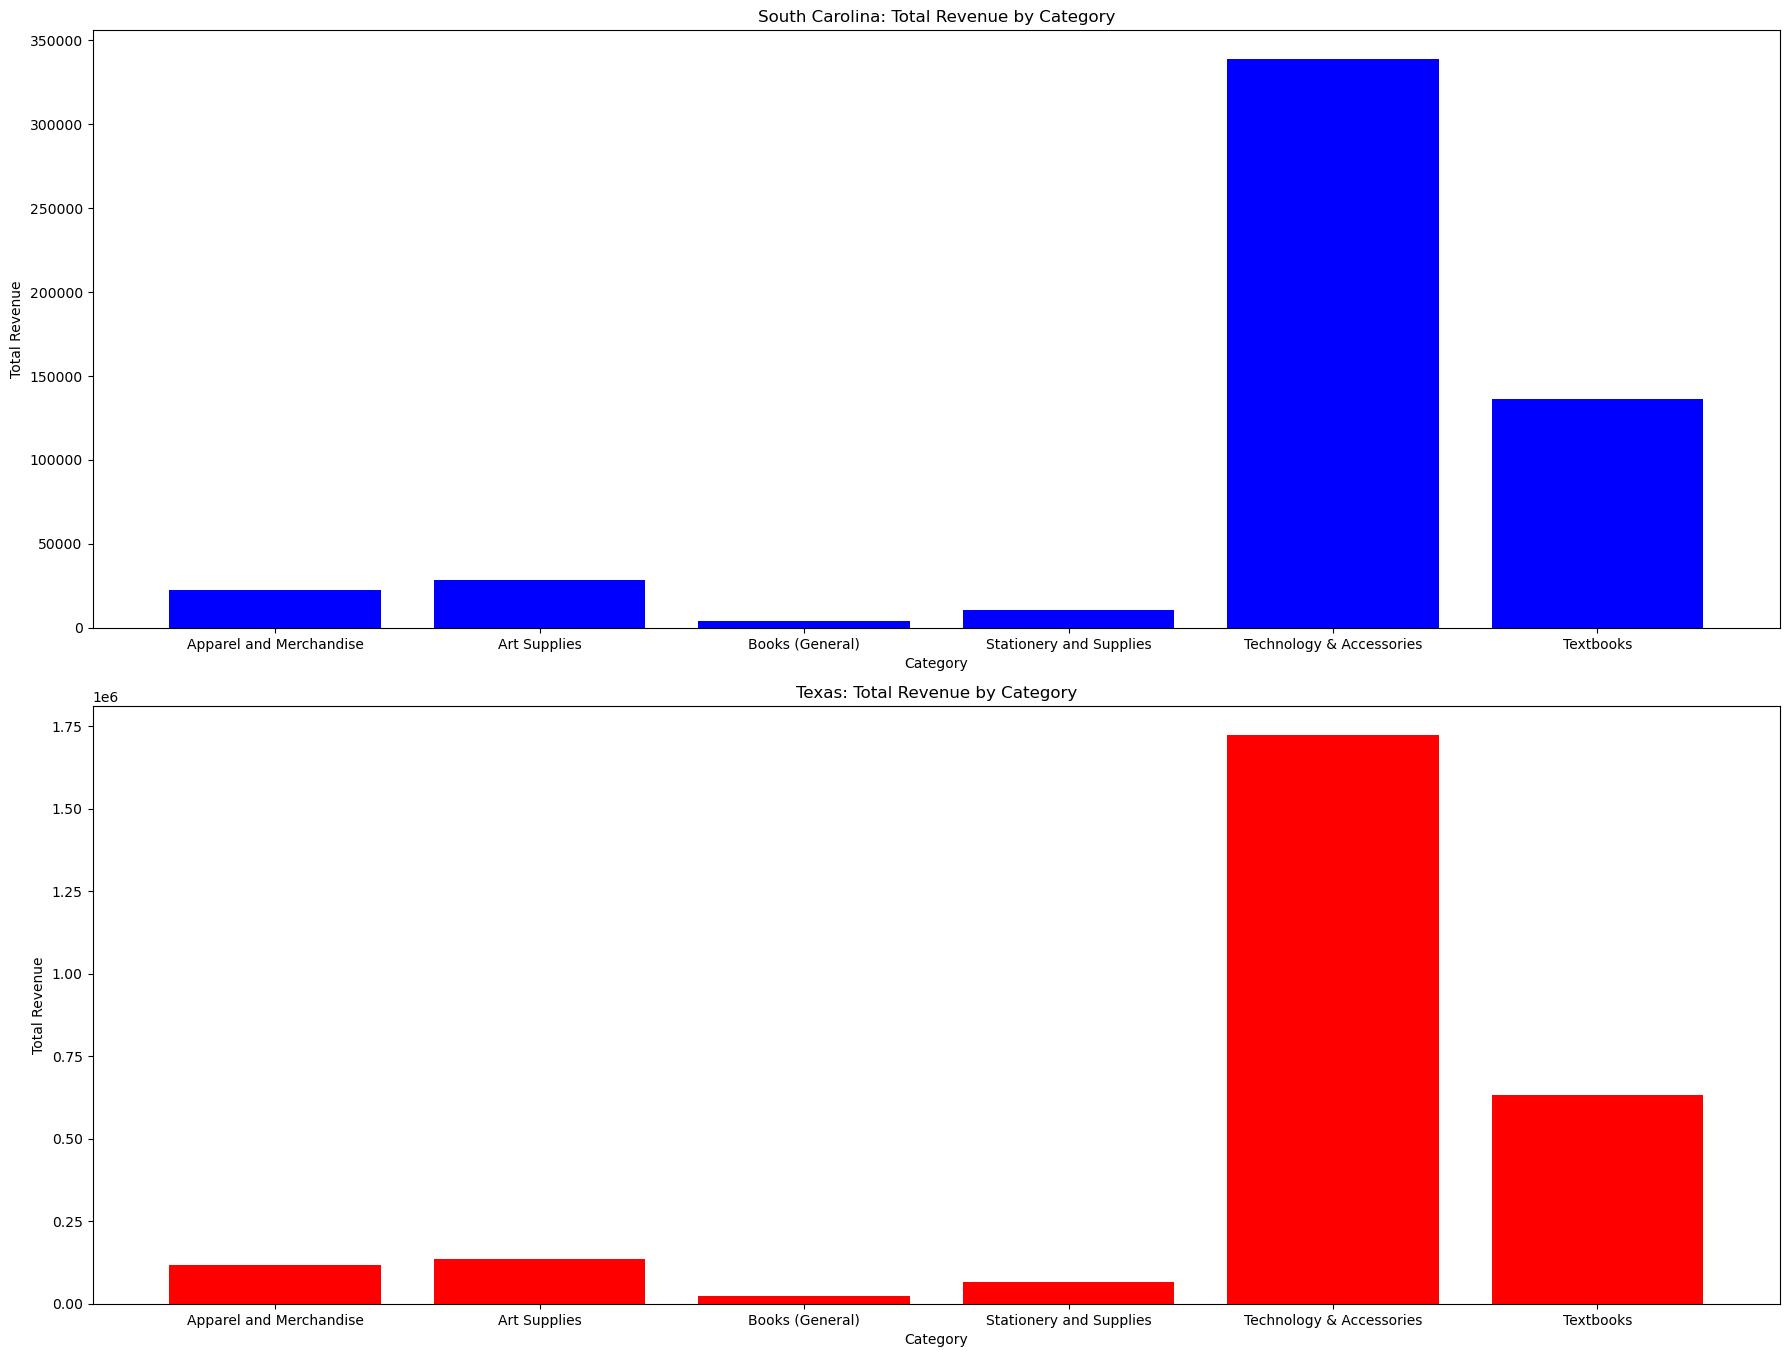
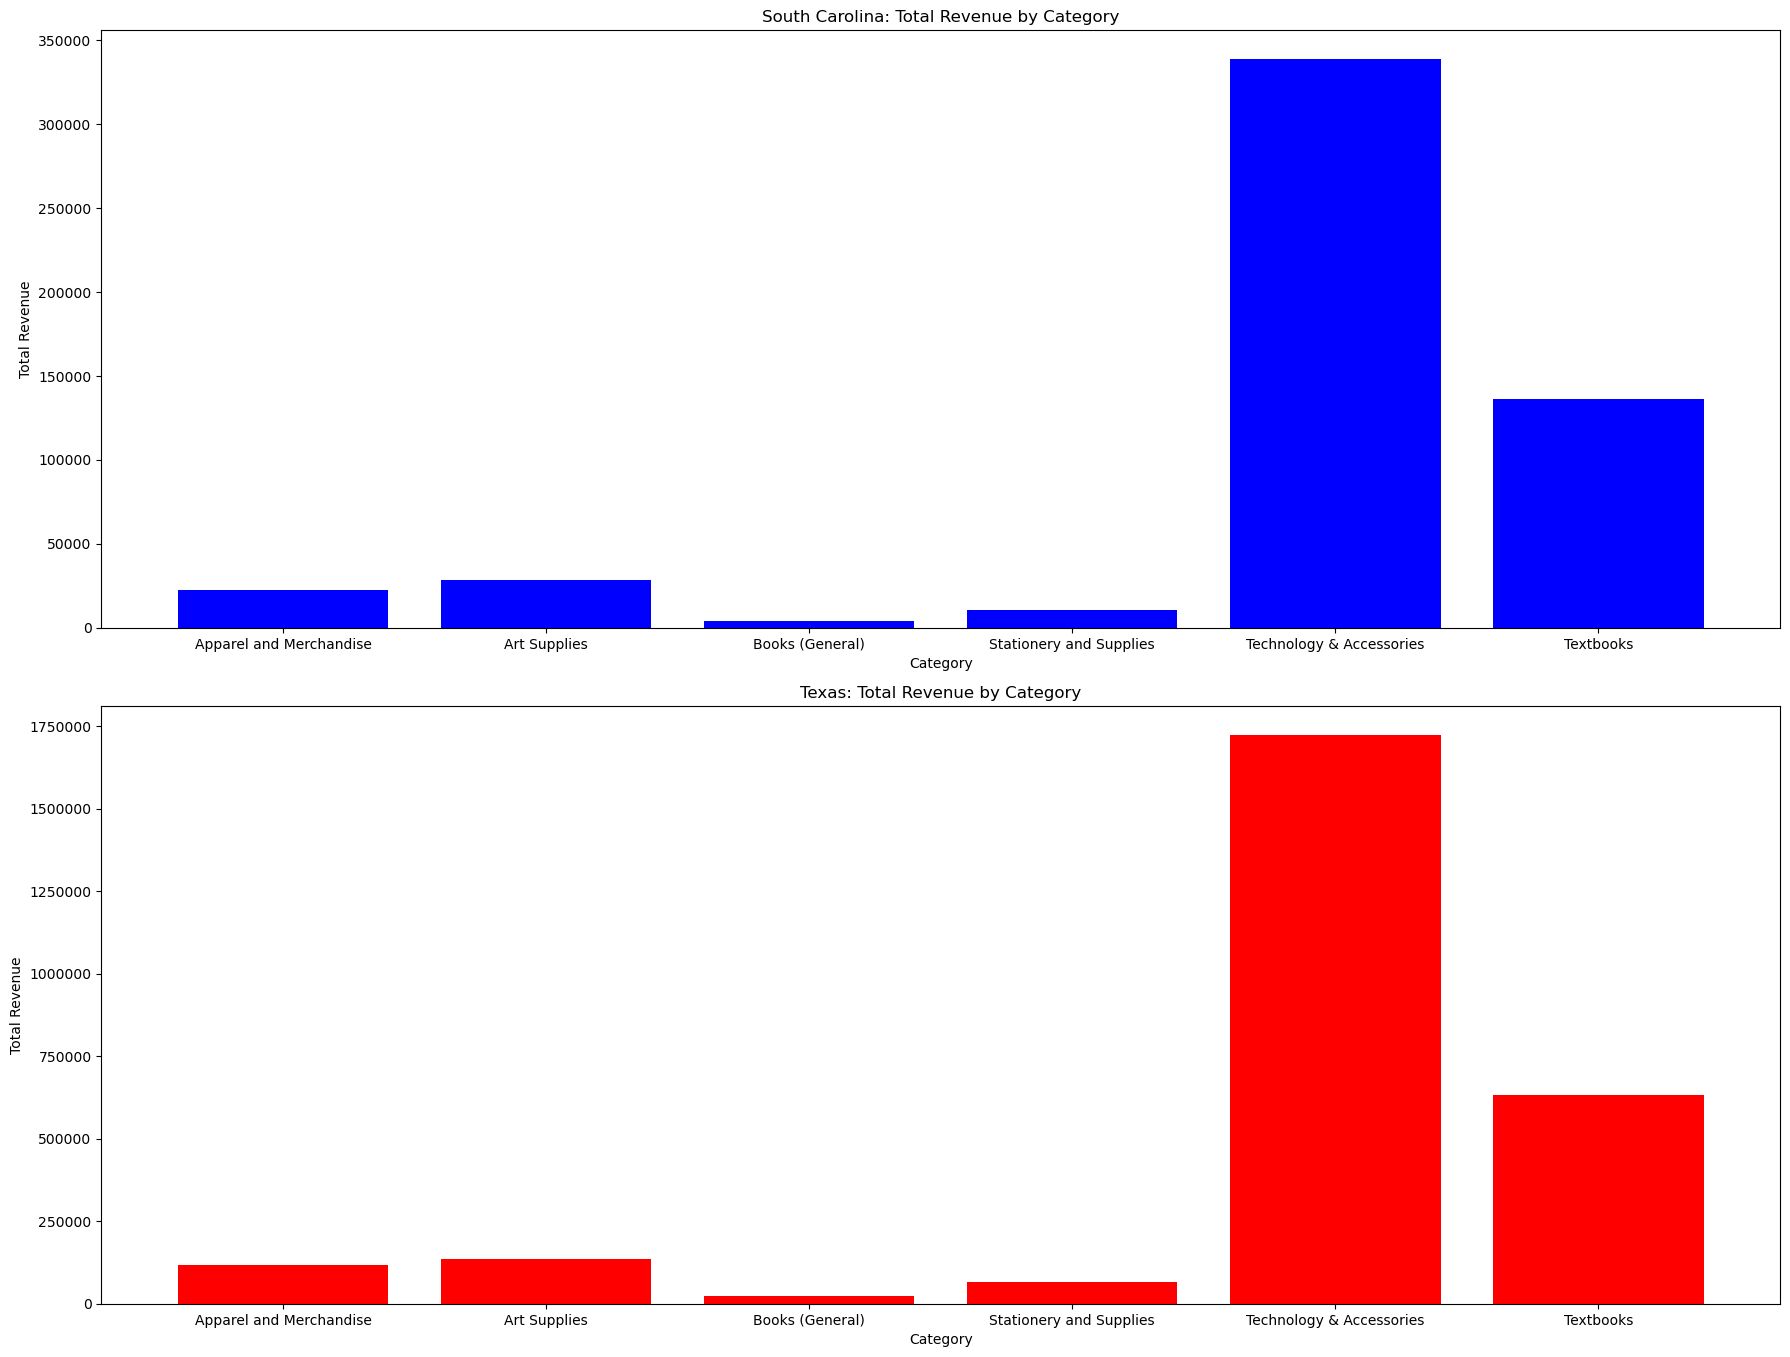
Code edit (unified diff) that turned the first committed figure into the second:
--- before
+++ after
@@ -36,4 +36,7 @@
 plt.ylabel('Total Revenue')
 
+# fixing y-axis label
+plt.ticklabel_format(style='plain', axis='y') # showing numbers instead of scientific notation
+
 plt.tight_layout() # adjusting spacing for no overlap
 # displaying output

Commit: Finalizing Script